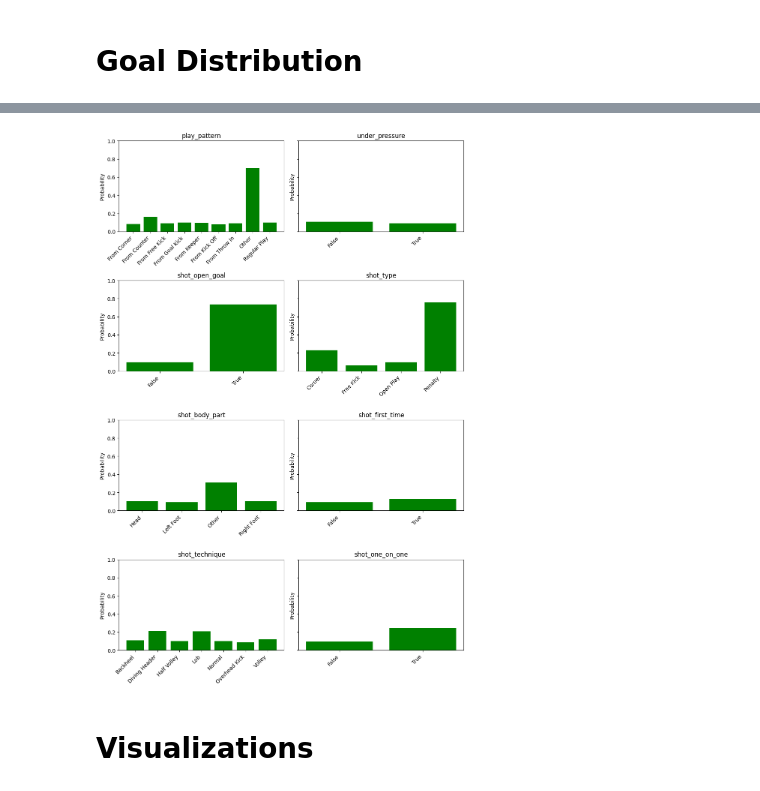
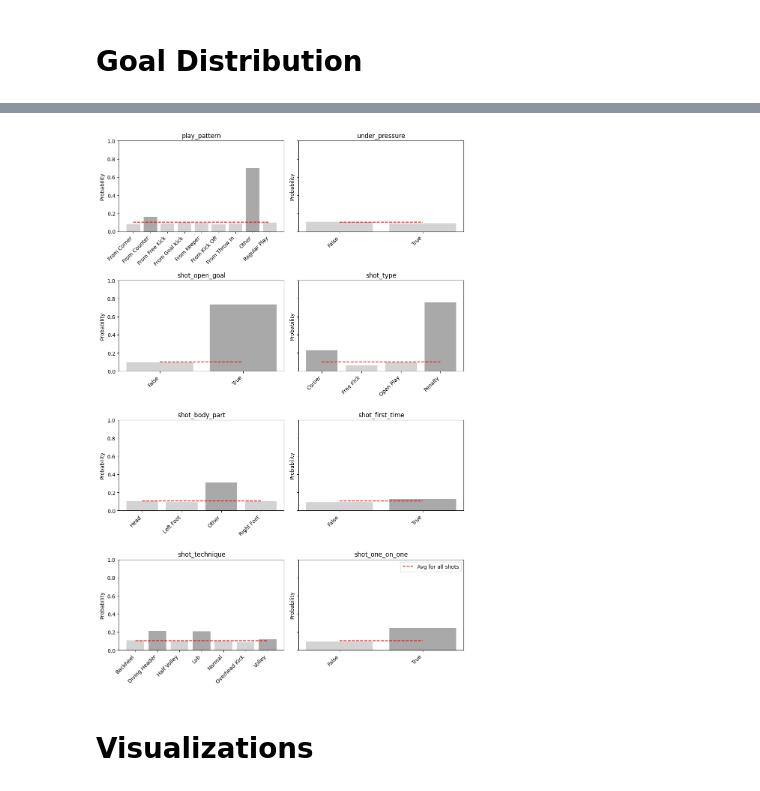
Before and after one commit to kaspar-soukup/expected_goals, a Jupyter notebook: Expected-Goals/notebooks/EDA.ipynb, the cells around one changed output, grey strips where cells are left out. Cells and saved outputs as stored; diff of their text form; code cells hidden in the pictures.

Commit message:
new shot success visualization

```diff
--- a/Expected-Goals/notebooks/EDA.ipynb
+++ b/Expected-Goals/notebooks/EDA.ipynb
@@ -333,32 +323,43 @@ Index(['id', 'index', 'match_id', 'period', 'timestamp', 'second', 'minute',
 # %%
 # filling NAs according to the documentation so we can visualize their distributions
 football_copy = football.fillna(False)
+
+# average goals scored from all shots
+average_scored = np.sum(football["shot_outcome"] == "Goal") / len(football_copy)
 
 # selecting relevant columns for visualization
 relevant_columns = ["play_pattern", "under_pressure",
                     "shot_open_goal", "shot_type",
                     "shot_body_part", "shot_first_time",
                     "shot_technique", "shot_one_on_one"]
 
 fig, axes = plt.subplots(4,2, figsize=(10, 15), sharey=True)
 axes_flat = axes.flatten()
 
 # generating plots, used subplots to show them together easily
 for i, col in enumerate(relevant_columns):
     result = football_copy.groupby([col, football["shot_outcome"] == "Goal"])["shot_type"].count().unstack()
     if result.index[0] == 0:
         result.index = ["False", "True"]
     result["ratio_goals"] = result.iloc[:,1] / (result.iloc[:,0] + result.iloc[:,1])
-    axes_flat[i].bar(x = result.index, height = result["ratio_goals"], label = "Ratio Goals", color = "green")
+
+    # adjusting colors based on height
+    colors = ['darkgrey' if v > average_scored * 1.1 else 'lightgrey' for v in result["ratio_goals"]]
+
+    # plotting the graph
+    axes_flat[i].bar(x = result.index, height = result["ratio_goals"], color = colors)
     axes_flat[i].set_title(col)
     axes_flat[i].set_ylabel("Probability")
     axes_flat[i].set_ylim(0,1)
     axes_flat[i].set_xticklabels(result.index, rotation=45, ha='right')
+    axes_flat[i].hlines(y=average_scored, xmin = 0, xmax = len(result.index) -1, colors="r", linestyles= "--", label= "Avg for all shots")
+
 
 plt.tight_layout()
+plt.legend()
 plt.show()
 # %% [output]
-[figure, old version]
+[figure, new version]
 # %% [markdown]
 # Visualizations
 # %% [markdown]
```
Also changed, not shown: parts of 1 cell of this notebook.
